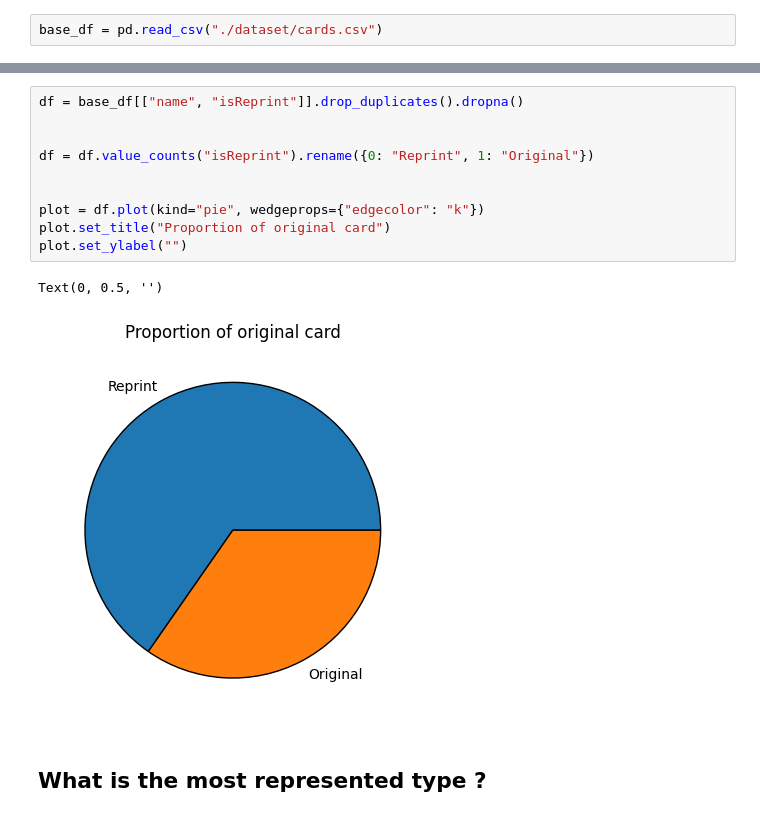
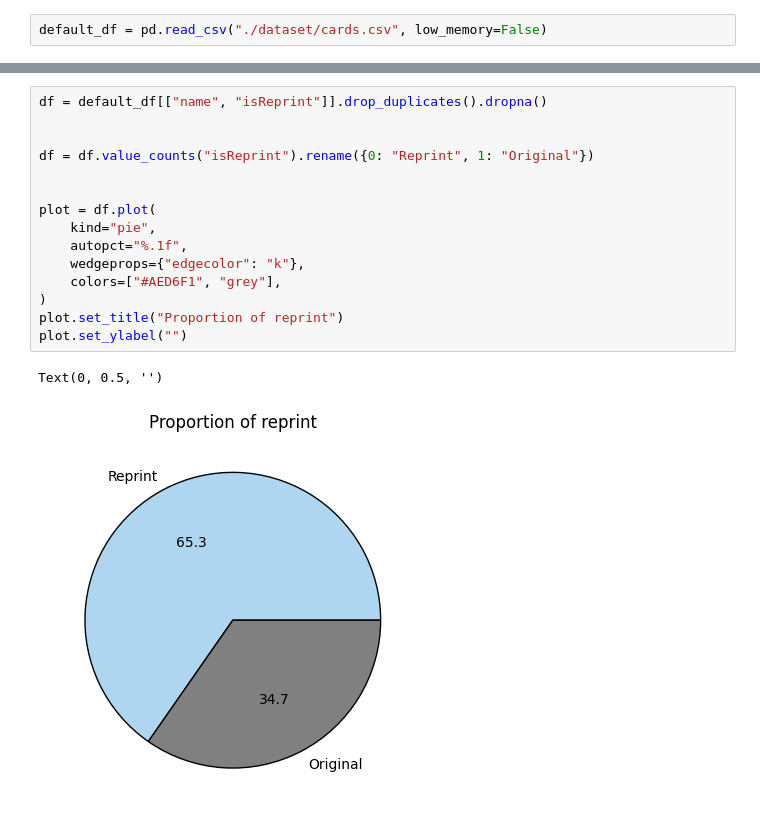
Before and after one commit to Undeadamien/mtg_analyst, a Jupyter notebook: mtg_analysis.ipynb, the cells around one changed output, grey strips where cells are left out. Cells and saved outputs as stored; diff of their text form.

```diff
--- a/mtg_analysis.ipynb
+++ b/mtg_analysis.ipynb
@@ -5,2 +4,2 @@ import pandas as pd
 # %%
-base_df = pd.read_csv("./dataset/cards.csv")
+default_df = pd.read_csv("./dataset/cards.csv", low_memory=False)
@@ -94,15 +127,18 @@ Text(0, 0.5, '')
 # %%
-df = base_df[["name", "isReprint"]].drop_duplicates().dropna()
+df = default_df[["name", "isReprint"]].drop_duplicates().dropna()
 
 
 df = df.value_counts("isReprint").rename({0: "Reprint", 1: "Original"})
 
 
-plot = df.plot(kind="pie", wedgeprops={"edgecolor": "k"})
-plot.set_title("Proportion of original card")
+plot = df.plot(
+    kind="pie",
+    autopct="%.1f",
+    wedgeprops={"edgecolor": "k"},
+    colors=["#AED6F1", "grey"],
+)
+plot.set_title("Proportion of reprint")
 plot.set_ylabel("")
 # %% [output]
 Text(0, 0.5, '')
-[figure, old version]
+[figure, new version]
-# %% [markdown]
-## What is the most represented type ?
```
Also changed, not shown: parts of 11 cells of this notebook.
